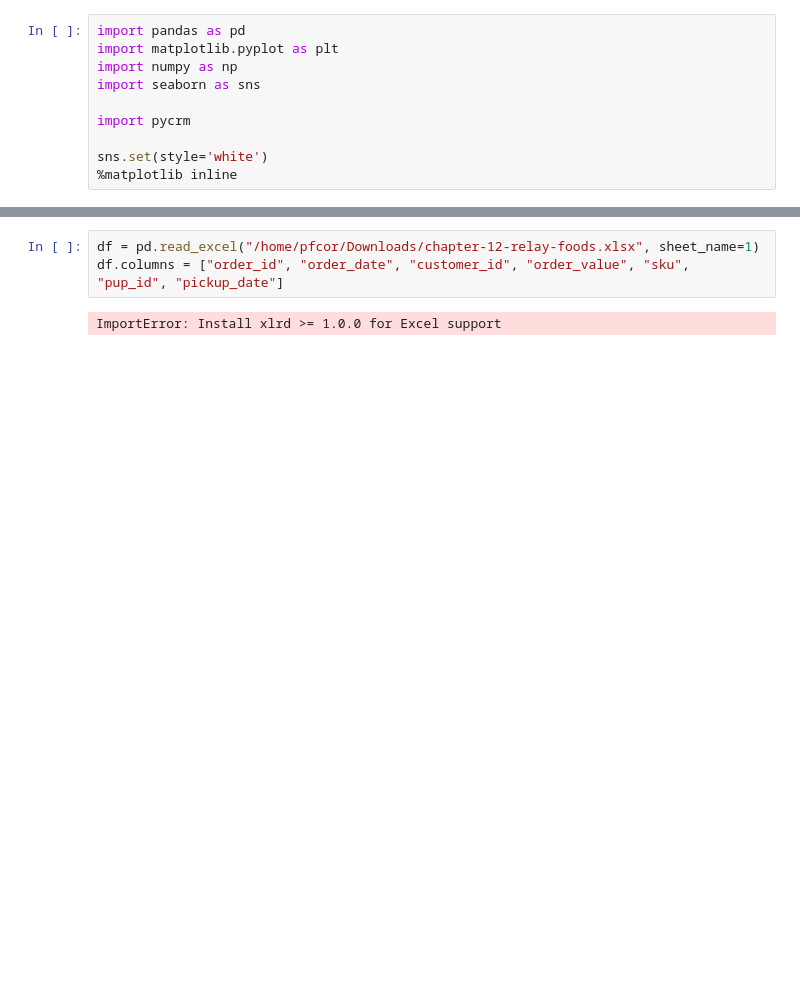
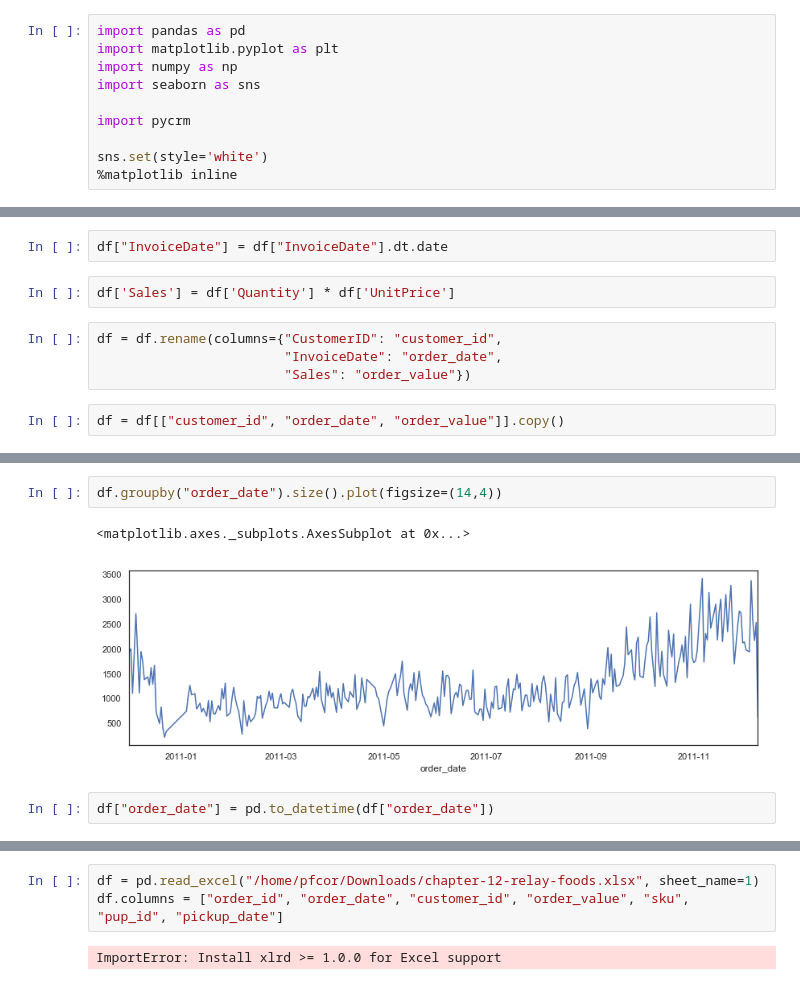
Before and after one commit to pfcor/pycrm, a Jupyter notebook: pycrm-dev-nb.ipynb, the cells around one changed output, grey strips where cells are left out. Saved outputs shown, nothing was run; the diff lists cells and outputs as text; blank space fills up the shorter version.

```diff
--- a/pycrm-dev-nb.ipynb
+++ b/pycrm-dev-nb.ipynb
@@ -10,0 +30,10 @@ sns.set(style='white')
+# %%
+df["InvoiceDate"] = df["InvoiceDate"].dt.date
+# %%
+df['Sales'] = df['Quantity'] * df['UnitPrice']
+# %%
+df = df.rename(columns={"CustomerID": "customer_id",
+                        "InvoiceDate": "order_date",
+                        "Sales": "order_value"})
+# %%
+df = df[["customer_id", "order_date", "order_value"]].copy()
@@ -10,0 +49,7 @@ sns.set(style='white')
+# %%
+df.groupby("order_date").size().plot(figsize=(14,4))
+# %% [output]
+<matplotlib.axes._subplots.AxesSubplot at 0x...>
+[figure, added]
+# %%
+df["order_date"] = pd.to_datetime(df["order_date"])
```
Also changed, not shown: parts of 25 cells of this notebook, 2 other files.
